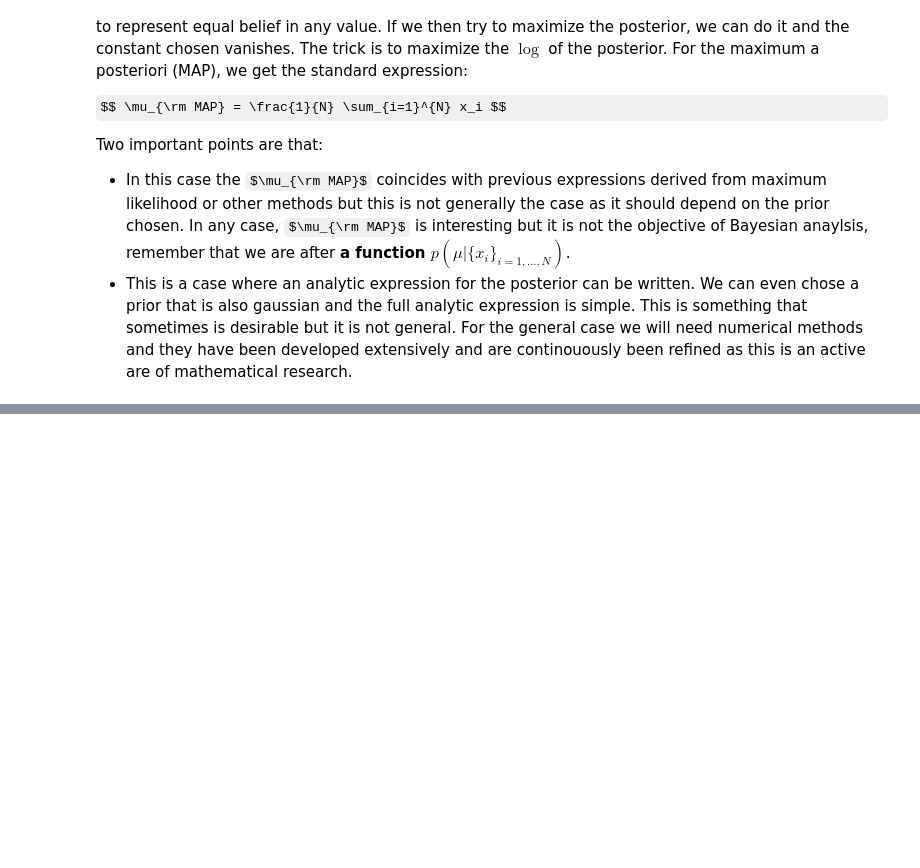
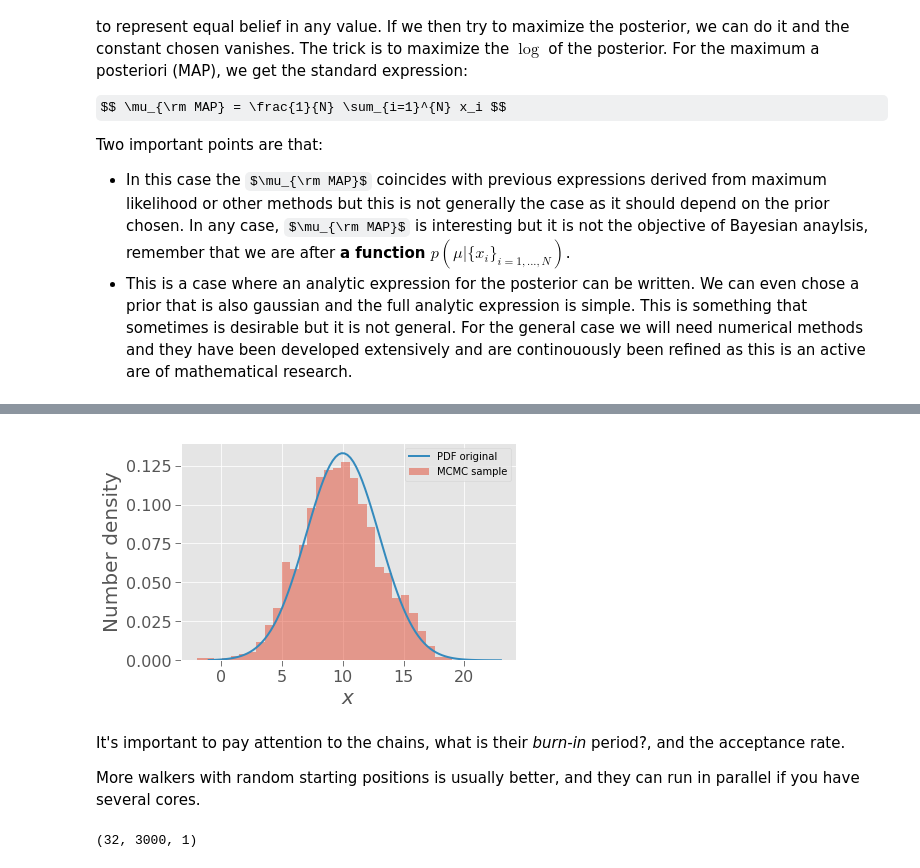
Before and after one commit to thevalentino/AS450-astroinformatica, a Jupyter notebook: 03-Bayesian Estimates.ipynb, the cells around one changed output, grey strips where cells are left out. Cells and saved outputs as stored; diff of their text form; code cells hidden in the pictures; some formulas as TeX source; blank space fills up the shorter version.

```diff
--- a/03-Bayesian Estimates.ipynb
+++ b/03-Bayesian Estimates.ipynb
@@ -93,0 +146,18 @@ In general, it can be hard to derive said function. However, it is not impossibl
+# %%
+plt.hist(sampler.flatchain, bins=30, density=True, alpha=0.5,
+         label='MCMC sample');
+
+x_to_plot = np.linspace(-1, 23, 100)
+plt.plot(x_to_plot, norm.pdf(x_to_plot, loc=mu, scale=sigma),
+         label='PDF original')
+
+plt.xlabel('$x$')
+plt.ylabel('Number density')
+
+plt.legend();
+# %% [output]
+[figure, added]
+# %% [markdown]
+It's important to pay attention to the chains, what is their *burn-in* period?, and the acceptance rate.
+
+More walkers with random starting positions is usually better, and they can run in parallel if you have several cores.
@@ -93,0 +174,4 @@ In general, it can be hard to derive said function. However, it is not impossibl
+# %%
+print(sampler32.chain.shape)
+# %% [output]
+(32, 3000, 1)
```
Also changed, not shown: parts of 21 cells of this notebook.
